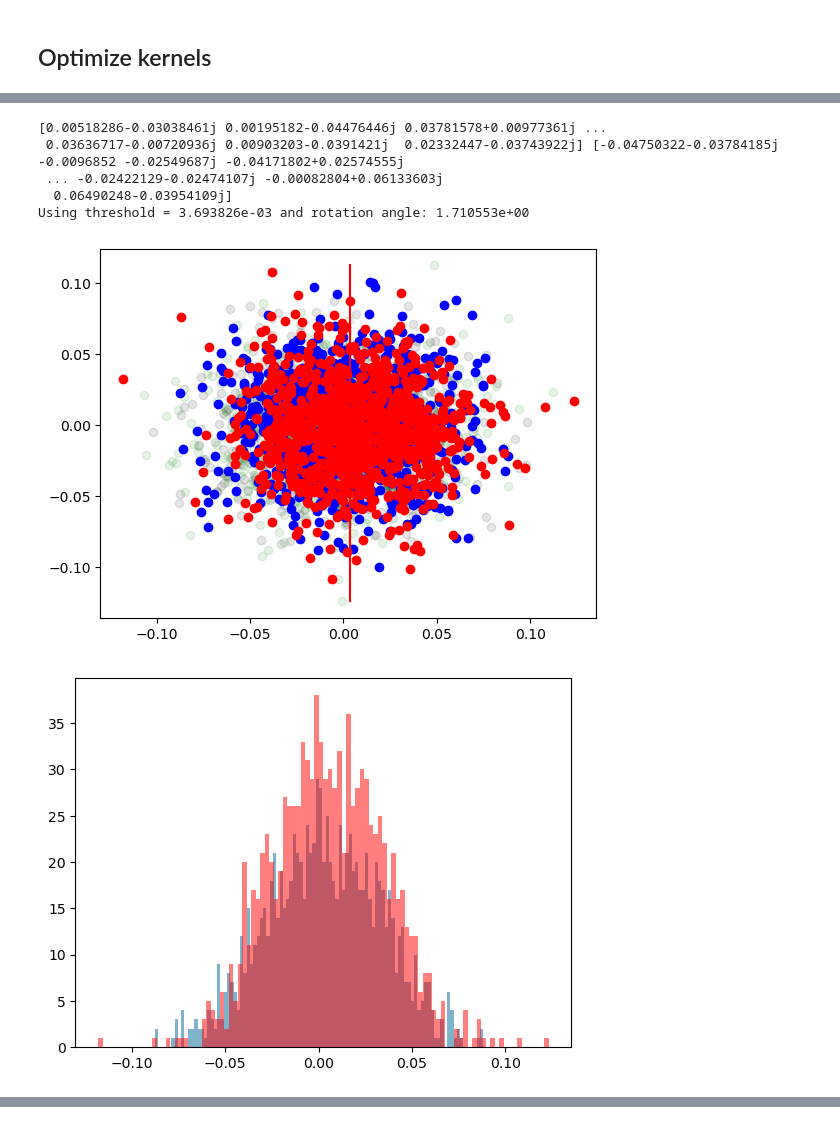
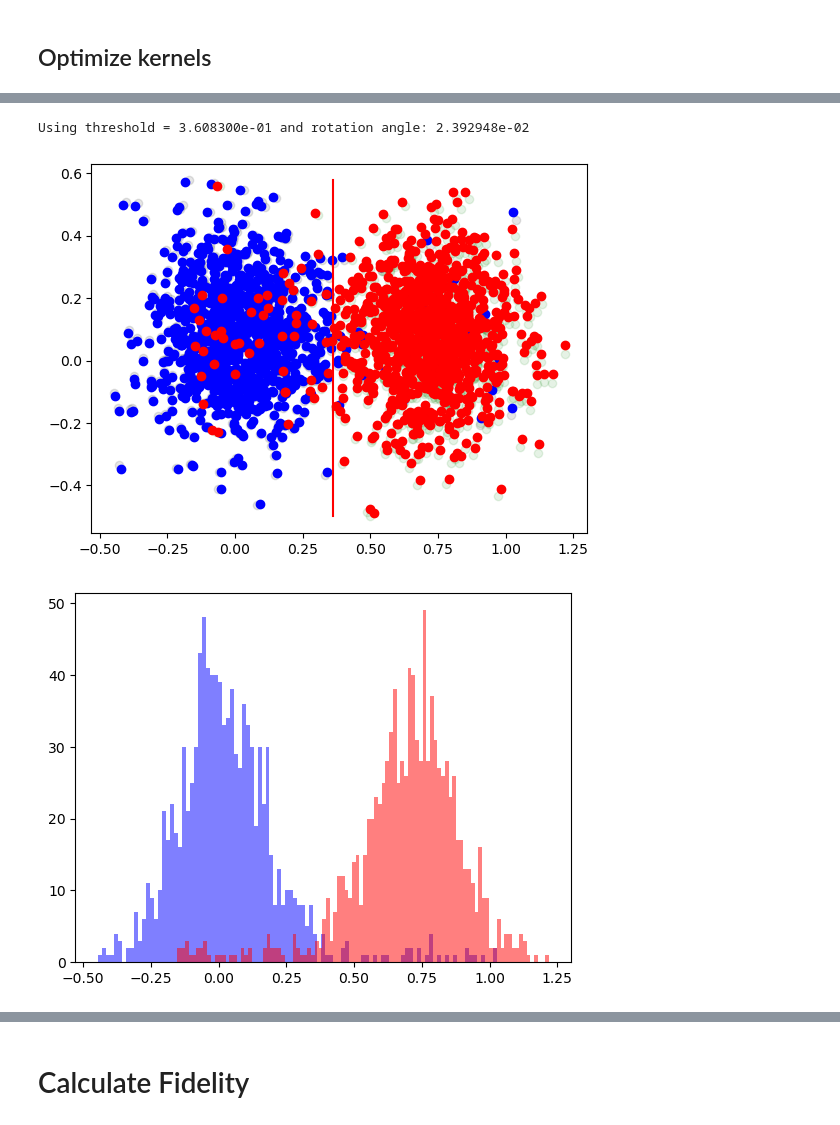
Before and after one commit to ngchihuan/Tune_up_scripts, a Jupyter notebook: Tune_Up_Active_Reset.ipynb, the cells around one changed output, grey strips where cells are left out. Cells and saved outputs as stored; diff of their text form; code cells hidden in the pictures.

```diff
--- a/Tune_Up_Active_Reset.ipynb
+++ b/Tune_Up_Active_Reset.ipynb
@@ -1144,6 +1041,6 @@ c:\Users\ZI_at_PSI\code\Tune_up_scripts\exc_ref_2023-09-26-13-27-57.html
 # %%
-g_raw = np.mean(results_g, axis = 0)[0:500]
-e_raw = np.mean(results_e, axis = 0)[0:500]
+g_raw = np.mean(results_g, axis = 0)
+e_raw = np.mean(results_e, axis = 0)
 
 plt.plot(np.real(e_raw),c='red', label='exc')
 plt.plot(np.real(g_raw),c='blue', label='gnd')
@@ -1172,5 +1055,0 @@ plt.plot(np.imag(e_raw),'r')
-# %%
-e_raw = exc_ref_results.get_data("raw_q0")[0:500]
-plt.plot(np.real(e_raw),c='red')
-plt.figure()
-plt.plot(np.imag(e_raw),'r')
@@ -1226,6 +1070,8 @@ def exp_int(
     integration_kernel,
     num_averages=2**8,
     use_modulated_kernel=False,
+    acquisition_type=AcquisitionType.INTEGRATION,
+    threshold=0.0,
 ):
     # Create resonator spectroscopy experiment - uses only readout drive and signal acquisition
     exp_int = Experiment(
@@ -1236,6 +1082,8 @@ def exp_int(
             ExperimentSignal(f"drive_{qubit.uid}", map_to=qubit.signals["drive"]),
         ],
     )
+    measure_pulse = readout_pulse(qubit)
+    print(f"measure pulse length {measure_pulse.length}")
     try:
         integration_kernel= integration_kernel(qubit)
     except Exception as e:
@@ -1246,22 +1094,23 @@ def exp_int(
         count=num_averages,
         averaging_mode=AveragingMode.SINGLE_SHOT,
         #acquisition_type=AcquisitionType.RAW,
-        acquisition_type=AcquisitionType.INTEGRATION,
+        acquisition_type=acquisition_type,
     ):
-        with exp_int.section():
+        with exp_int.section(uid="gnd_measure"):
             exp_int.measure(
                 measure_signal=f"measure_{qubit.uid}",
-                measure_pulse=readout_pulse(qubit),
+                measure_pulse=measure_pulse,
                 handle=f"{qubit.uid}_int_g",
                 acquire_signal=f"acquire_{qubit.uid}",
                 integration_kernel=integration_kernel,
-                reset_delay=10e-6,
+                reset_delay=qubit.parameters.user_defined["reset_delay_length"],
             )
-        with exp_int.section():
+        with exp_int.section(uid="excitation",play_after="gnd_measure"):
             exp_int.play(signal=f"drive_{qubit.uid}", pulse = drive_pulse(qubit))
+        with exp_int.section(uid="exc_measure",play_after="excitation"):
             exp_int.measure(
                 measure_signal=f"measure_{qubit.uid}",
-                measure_pulse=readout_pulse(qubit),
+                measure_pulse=measure_pulse,
                 handle=f"{qubit.uid}_int_e",
                 acquire_signal=f"acquire_{qubit.uid}",
                 integration_kernel=integration_kernel,
@@ -1271,7 +1120,8 @@ def exp_int(
         cal = Calibration()
 
         cal[f"acquire_{qubit.uid}"] = SignalCalibration(
-            oscillator=Oscillator(frequency=0)
+            oscillator=Oscillator(frequency=0),
+            threshold=threshold
         )
         exp_int.set_calibration(cal)
     return exp_int
@@ -1280,7 +1130,8 @@ normalized_samples_kernel=samples_kernel/np.max(np.abs(samples_kernel))
 # %%
 do_rotation = True
 modulate_kernel = False
-rotation_angle=1.355
+#modulate_kernel = True
+rotation_angle=2.79+1.21
 int_kernel = pulse_library.sampled_pulse_complex(
         normalized_samples_kernel * np.exp(1j * rotation_angle)
     )
@@ -1313,7 +1165,6 @@ res_int = session.run(my_exp)
 # %%
 res0 = res_int.get_data("q0_int_g")
 res1 = res_int.get_data("q0_int_e")
-print(res0,res1)
 
 connect_vector = np.median(res1) - np.median(res0)
 if do_rotation:
@@ -1322,41 +1173,37 @@ else:
     rotation_angle = 0
 
 res0_rot = res0 * np.exp(1j * rotation_angle)
 res1_rot = res1 * np.exp(1j * rotation_angle)
 
 my_threshold = (np.median(res0_rot.real) + np.median(res1_rot.real)) / 2
 
 if do_rotation:
     plt.scatter(res0.real, res0.imag, c="k", alpha=0.1)
     plt.scatter(res1.real, res1.imag, c="g", alpha=0.1)
 
 plt.scatter(res0_rot.real, res0_rot.imag, c="b")
 plt.scatter(res1_rot.real, res1_rot.imag, c="r")
 plt.plot(
     [my_threshold, my_threshold],
     [
         min([*res0_rot.imag, *res1_rot.imag, *res0.imag, *res1.imag]),
         max([*res0_rot.imag, *res1_rot.imag, *res0.imag, *res1.imag]),
     ],
     "r",
 )
 if do_rotation:
     print(f"Using threshold = {my_threshold:e} and rotation angle: {rotation_angle:e}")
 else:
     print(f"Using threshold={my_threshold:e}")
 
 plt.figure()
-plt.hist(res0_rot.real, bins=100, alpha=0.5);
-plt.hist(res1_rot.real, bins=100, alpha=0.5);
+plt.hist(res0_rot.real, bins=100, alpha=0.5,color="blue");
+plt.hist(res1_rot.real, bins=100, alpha=0.5,color="red");
 
 plt.figure()
-plt.hist(res0_rot.imag, bins=100, alpha=0.5);
-plt.hist(res1_rot.imag, bins=100, alpha=0.5);
+plt.hist(res0_rot.imag, bins=100, alpha=0.5,color="blue");
+plt.hist(res1_rot.imag, bins=100, alpha=0.5,color="red");
 # %% [output]
-[0.00518286-0.03038461j 0.00195182-0.04476446j 0.03781578+0.00977361j ...
- 0.03636717-0.00720936j 0.00903203-0.0391421j  0.02332447-0.03743922j] [-0.04750322-0.03784185j -0.0096852 -0.02549687j -0.04171802+0.02574555j
- ... -0.02422129-0.02474107j -0.00082804+0.06133603j
-  0.06490248-0.03954109j]
-Using threshold = 3.693826e-03 and rotation angle: 1.710553e+00
+Using threshold = 3.608300e-01 and rotation angle: 2.392948e-02
-[figure, old version]
+[figure, new version]
-[figure, old version]
+[figure, new version]
@@ -1363,0 +1211,2 @@ Using threshold = 3.693826e-03 and rotation angle: 1.710553e+00
+# %% [markdown]
+# Calculate Fidelity
```
Also changed, not shown: parts of 23 cells of this notebook, 1 other file.
